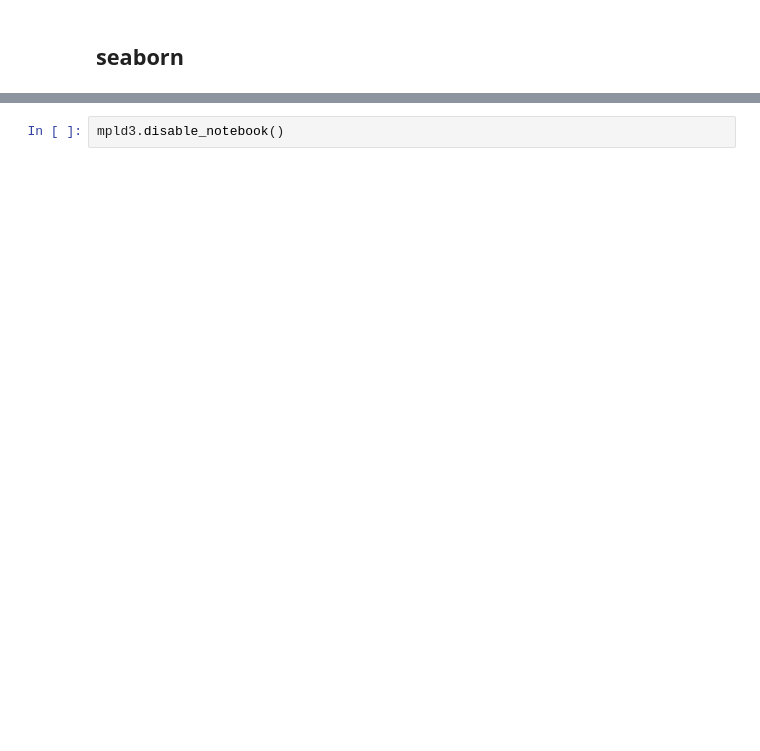
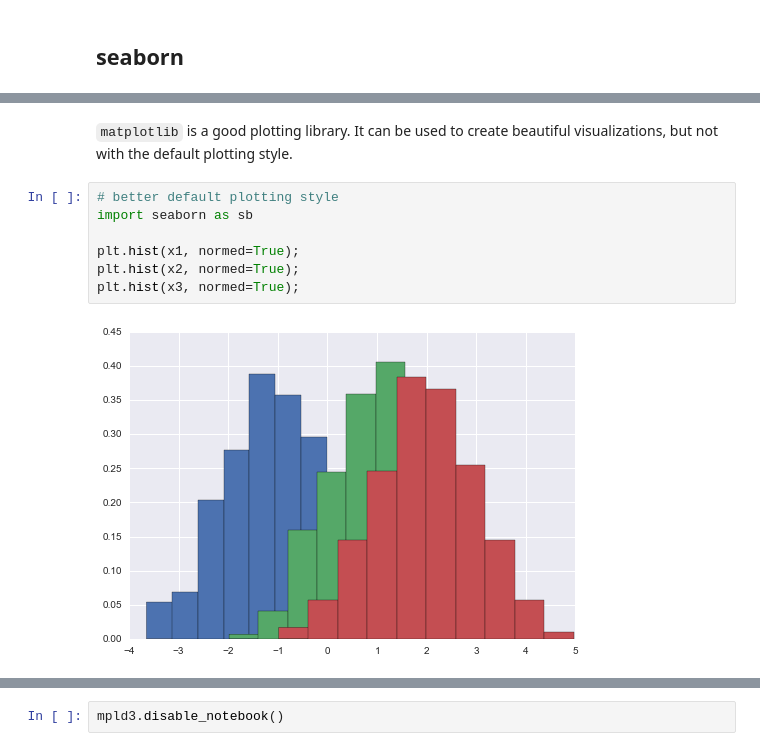
Before and after one commit to vanzaj/pytalks, a Jupyter notebook: 20140731_PUGS_ipython/iwidgets_alt-plotting.ipynb, the cells around one changed output, grey strips where cells are left out. Cells and saved outputs as stored; diff of their text form; blank space fills up the shorter version.

```diff
--- a/20140731_PUGS_ipython/iwidgets_alt-plotting.ipynb
+++ b/20140731_PUGS_ipython/iwidgets_alt-plotting.ipynb
@@ -182 +242,12 @@ plt.hist(x3, normed=True);
+# %% [markdown]
+`matplotlib` is a good plotting library. It can be used to create beautiful visualizations, but not with the default plotting style.
+# %%
+# better default plotting style
+import seaborn as sb
+
+plt.hist(x1, normed=True);
+plt.hist(x2, normed=True);
+plt.hist(x3, normed=True);
+# %% [output]
+[figure, added]
 # %%
```
Also changed, not shown: parts of 25 cells of this notebook.
